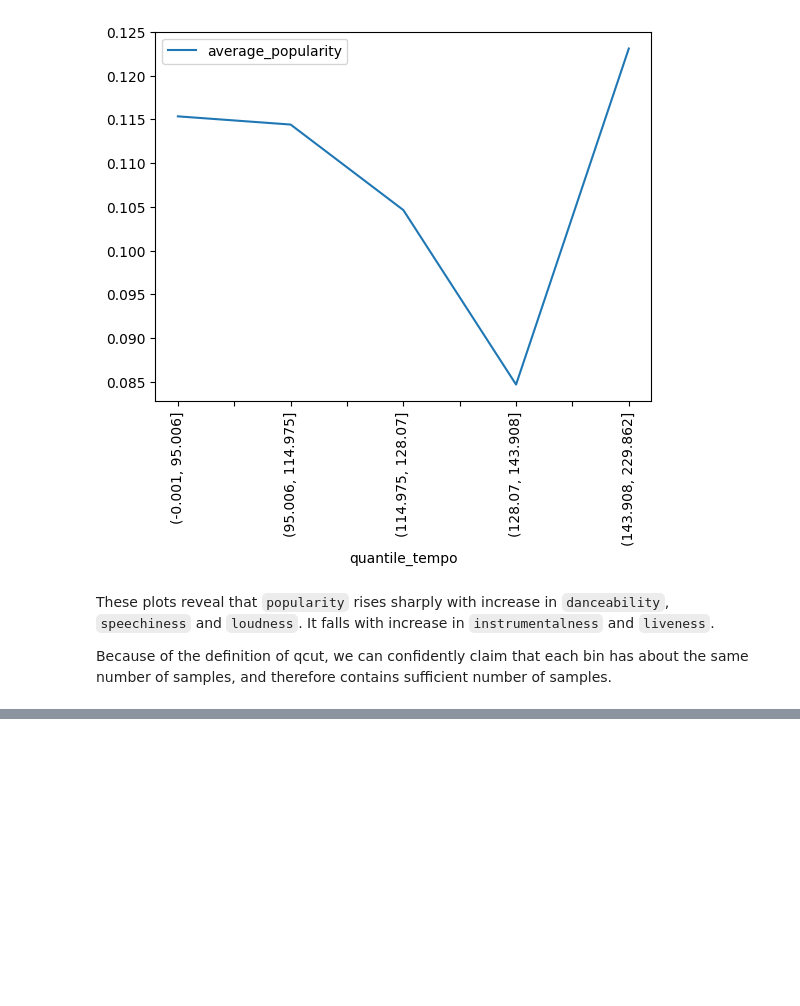
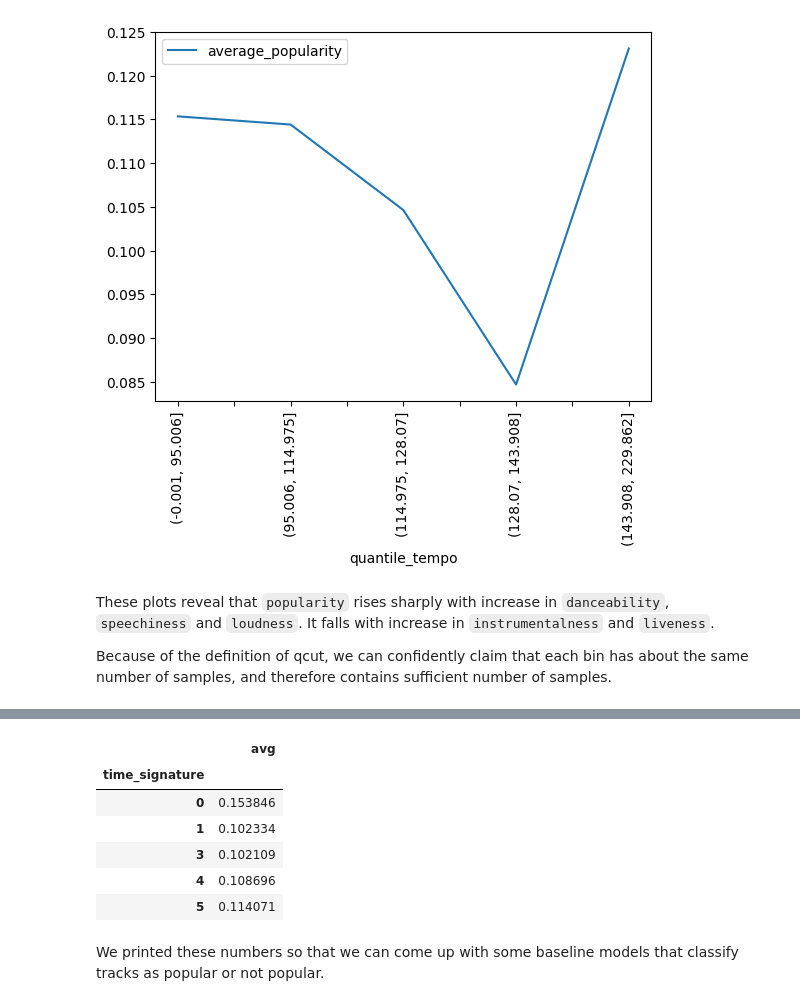
Before and after one commit to sabyasachi-mukherjee/spotify-tracks-project, a Jupyter notebook: EDA.ipynb, the cells around one changed output, grey strips where cells are left out. Cells and saved outputs as stored; diff of their text form; code cells hidden in the pictures; blank space fills up the shorter version.

```diff
--- a/EDA.ipynb
+++ b/EDA.ipynb
@@ -133,0 +192,12 @@ therefore contains sufficient number of samples.
+# %%
+DF.groupby('time_signature').agg(avg = ('popularity', 'mean')) # those with time signature 0 tend to be the most popular
+# %% [output]
+|  | avg |
+| time_signature |  |
+| 0 | 0.153846 |
+| 1 | 0.102334 |
+| 3 | 0.102109 |
+| 4 | 0.108696 |
+| 5 | 0.114071 |
+# %% [markdown]
+We printed these numbers so that we can come up with some baseline models that classify tracks as popular or not popular.
```
Also changed, not shown: parts of 6 cells of this notebook.
